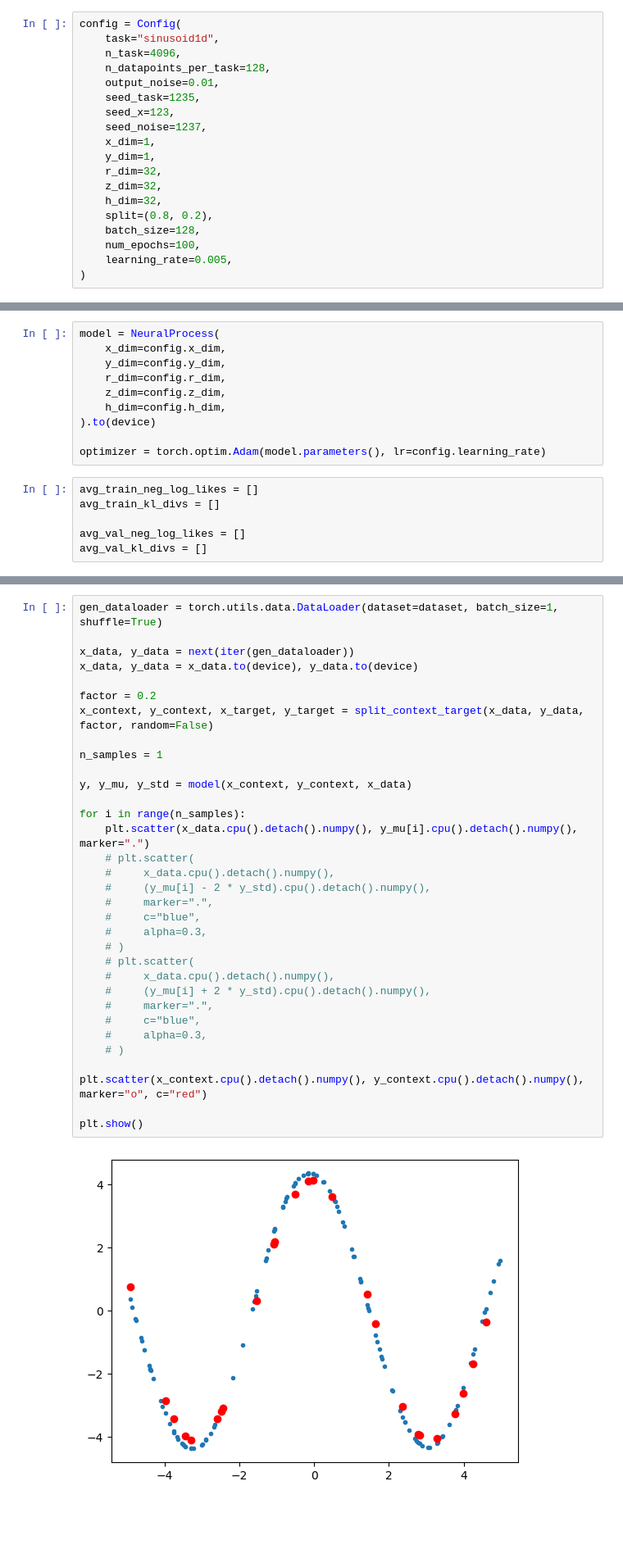
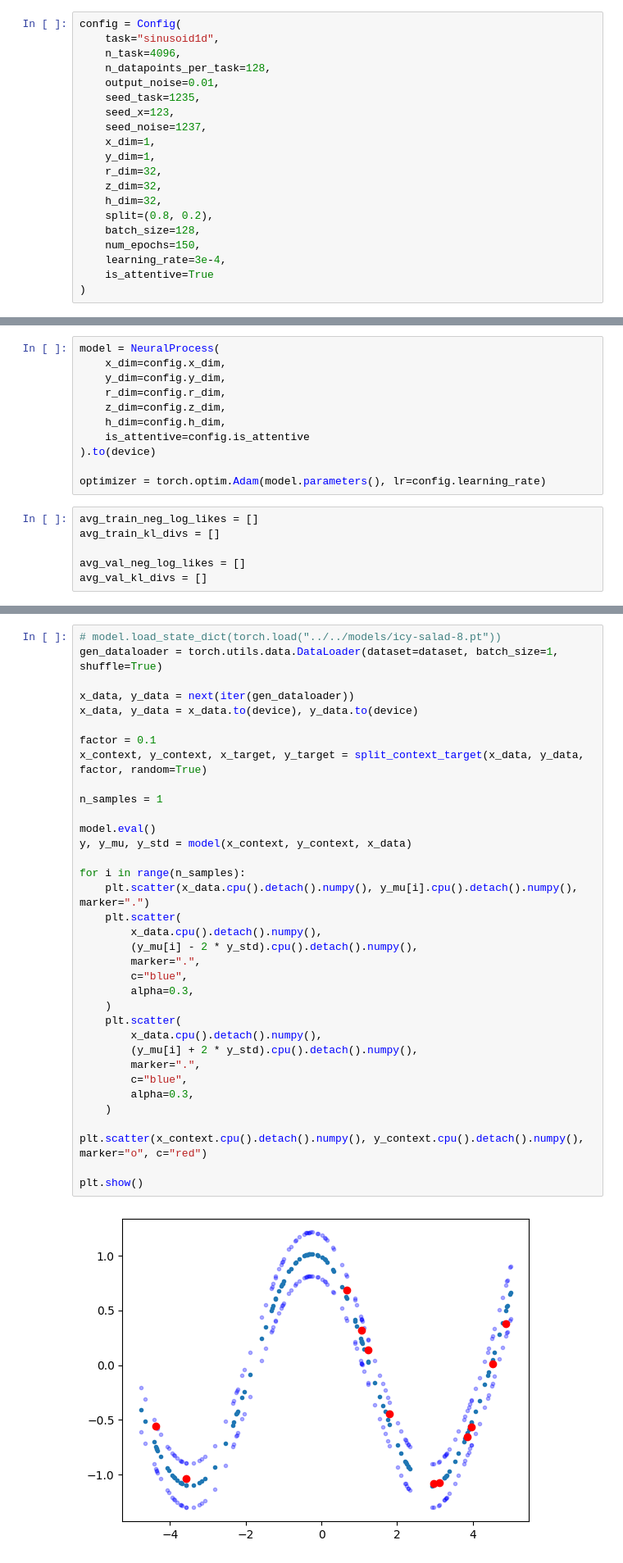
Before and after one commit to ChickNCurry/diffusion-vi-neural-processes, a Jupyter notebook: neural-process/code/new/np_experiment_1d.ipynb, the cells around one changed output, grey strips where cells are left out. Shown: that part at 82% size. Drawn from its saved outputs; the diff is of its cells as text; blank space fills up the shorter version.

```diff
--- a/neural-process/code/new/np_experiment_1d.ipynb
+++ b/neural-process/code/new/np_experiment_1d.ipynb
@@ -36,8 +36,9 @@ config = Config(
     h_dim=32,
     split=(0.8, 0.2),
     batch_size=128,
-    num_epochs=100,
-    learning_rate=0.005,
+    num_epochs=150,
+    learning_rate=3e-4,
+    is_attentive=True
 )
 # %%
 if wandb_logging:
@@ -73,6 +74,7 @@ model = NeuralProcess(
     r_dim=config.r_dim,
     z_dim=config.z_dim,
     h_dim=config.h_dim,
+    is_attentive=config.is_attentive
 ).to(device)
 
 optimizer = torch.optim.Adam(model.parameters(), lr=config.learning_rate)
@@ -119,36 +121,38 @@ plt.show()
 # %%
+# model.load_state_dict(torch.load("../../models/icy-salad-8.pt"))
 gen_dataloader = torch.utils.data.DataLoader(dataset=dataset, batch_size=1, shuffle=True)
 
 x_data, y_data = next(iter(gen_dataloader))
 x_data, y_data = x_data.to(device), y_data.to(device)
 
-factor = 0.2
-x_context, y_context, x_target, y_target = split_context_target(x_data, y_data, factor, random=False)
+factor = 0.1
+x_context, y_context, x_target, y_target = split_context_target(x_data, y_data, factor, random=True)
 
 n_samples = 1
 
+model.eval()
 y, y_mu, y_std = model(x_context, y_context, x_data)
 
 for i in range(n_samples):
     plt.scatter(x_data.cpu().detach().numpy(), y_mu[i].cpu().detach().numpy(), marker=".")
-    # plt.scatter(
-    #     x_data.cpu().detach().numpy(),
-    #     (y_mu[i] - 2 * y_std).cpu().detach().numpy(),
-    #     marker=".",
-    #     c="blue",
-    #     alpha=0.3,
-    # )
-    # plt.scatter(
-    #     x_data.cpu().detach().numpy(),
-    #     (y_mu[i] + 2 * y_std).cpu().detach().numpy(),
-    #     marker=".",
-    #     c="blue",
-    #     alpha=0.3,
-    # )
+    plt.scatter(
+        x_data.cpu().detach().numpy(),
+        (y_mu[i] - 2 * y_std).cpu().detach().numpy(),
+        marker=".",
+        c="blue",
+        alpha=0.3,
+    )
+    plt.scatter(
+        x_data.cpu().detach().numpy(),
+        (y_mu[i] + 2 * y_std).cpu().detach().numpy(),
+        marker=".",
+        c="blue",
+        alpha=0.3,
+    )
 
 plt.scatter(x_context.cpu().detach().numpy(), y_context.cpu().detach().numpy(), marker="o", c="red")
 
 plt.show()
 # %% [output]
-[figure, old version]
+[figure, new version]
 # %%
```
Also changed, not shown: parts of 5 cells of this notebook, 4 other files.
